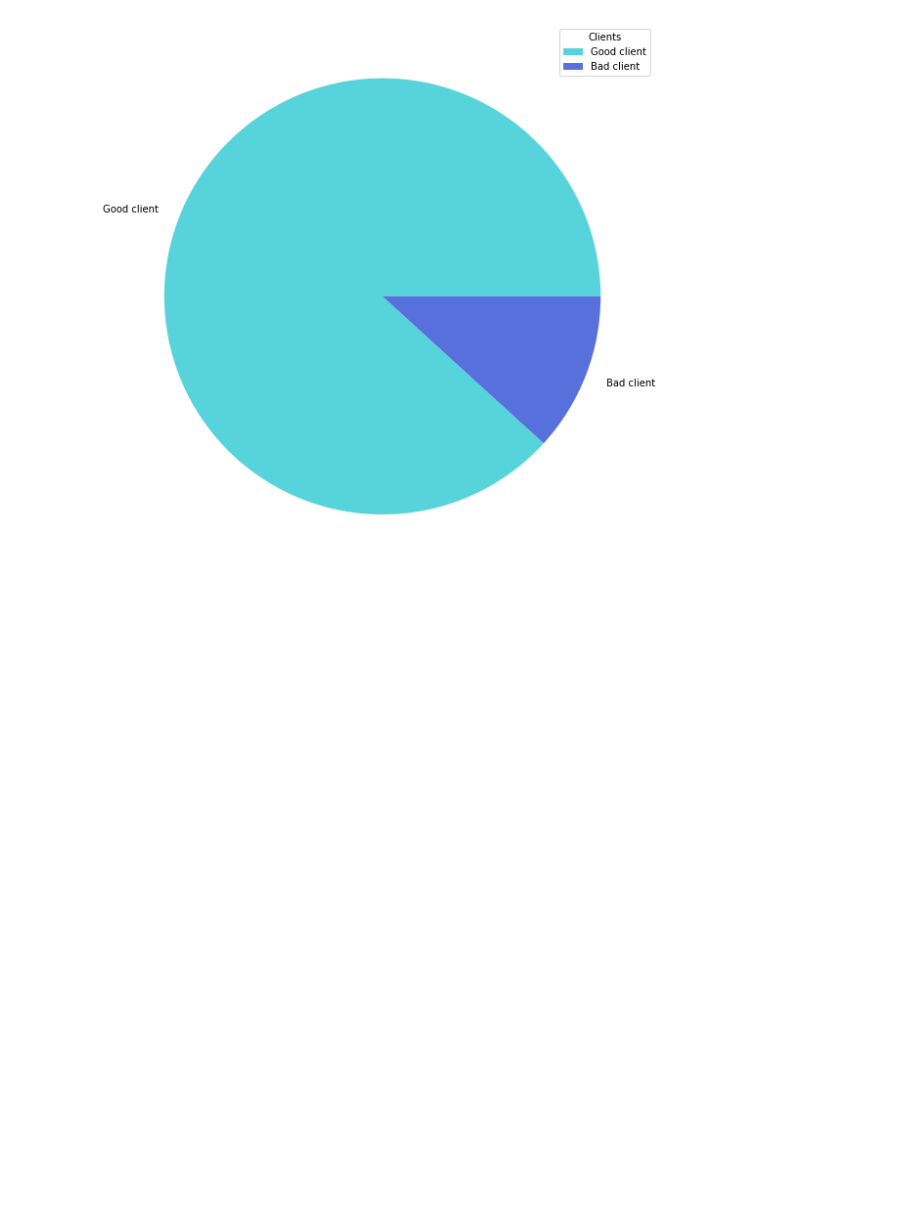
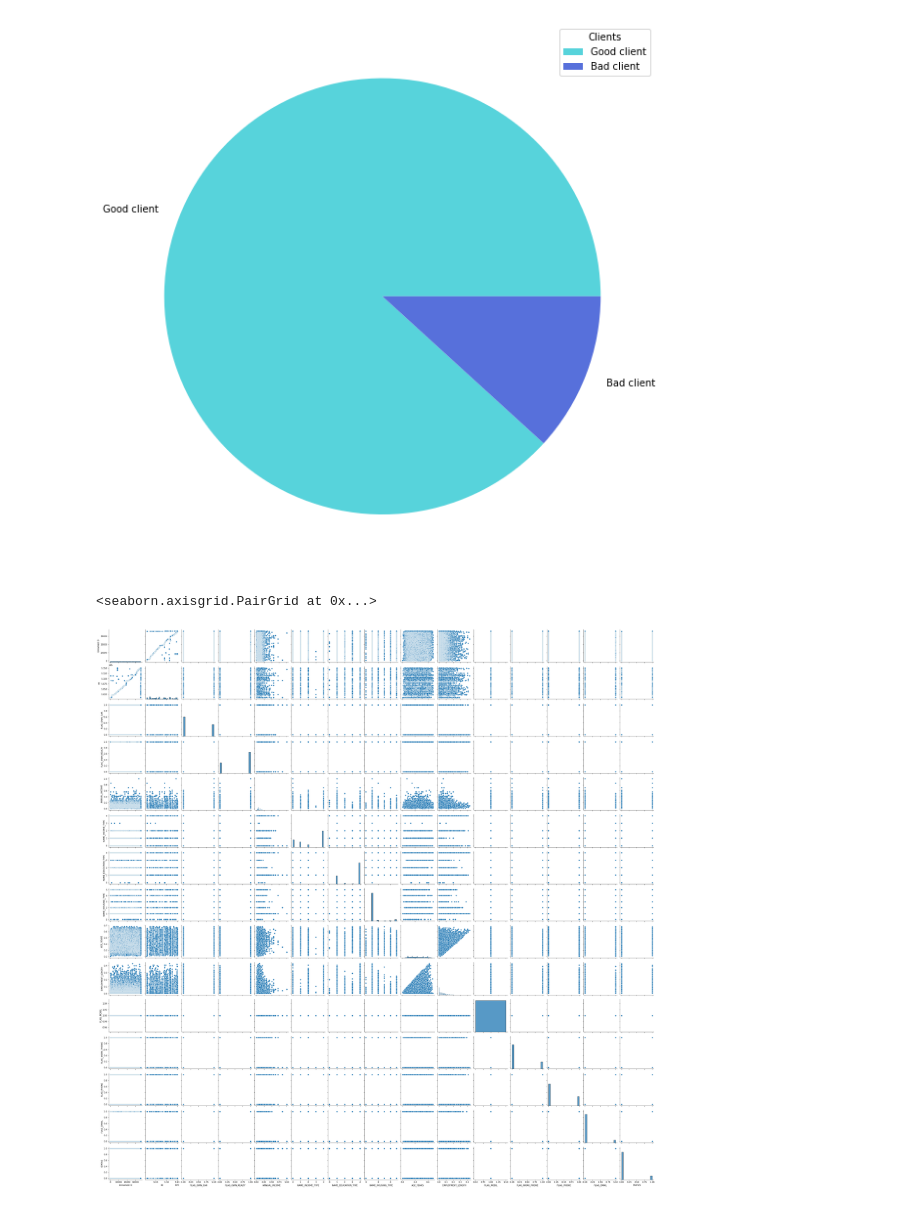
Before and after one commit to OrbelB/MLCreditCards, a Jupyter notebook: datacleanvis.ipynb, the cells around one changed output. Cells and saved outputs as stored; diff of their text form; code cells hidden in the pictures; blank space fills up the shorter version.

Commit message:
added pairplot

```diff
--- a/datacleanvis.ipynb
+++ b/datacleanvis.ipynb
@@ -162,3 +162,8 @@ plt.legend(title = 'Clients')
 # %% [output]
 <matplotlib.legend.Legend at 0x...>
 [figure]
+# %%
+sns.pairplot(df)
+# %% [output]
+<seaborn.axisgrid.PairGrid at 0x...>
+[figure, added]
```
Also changed, not shown: 1 other file.
